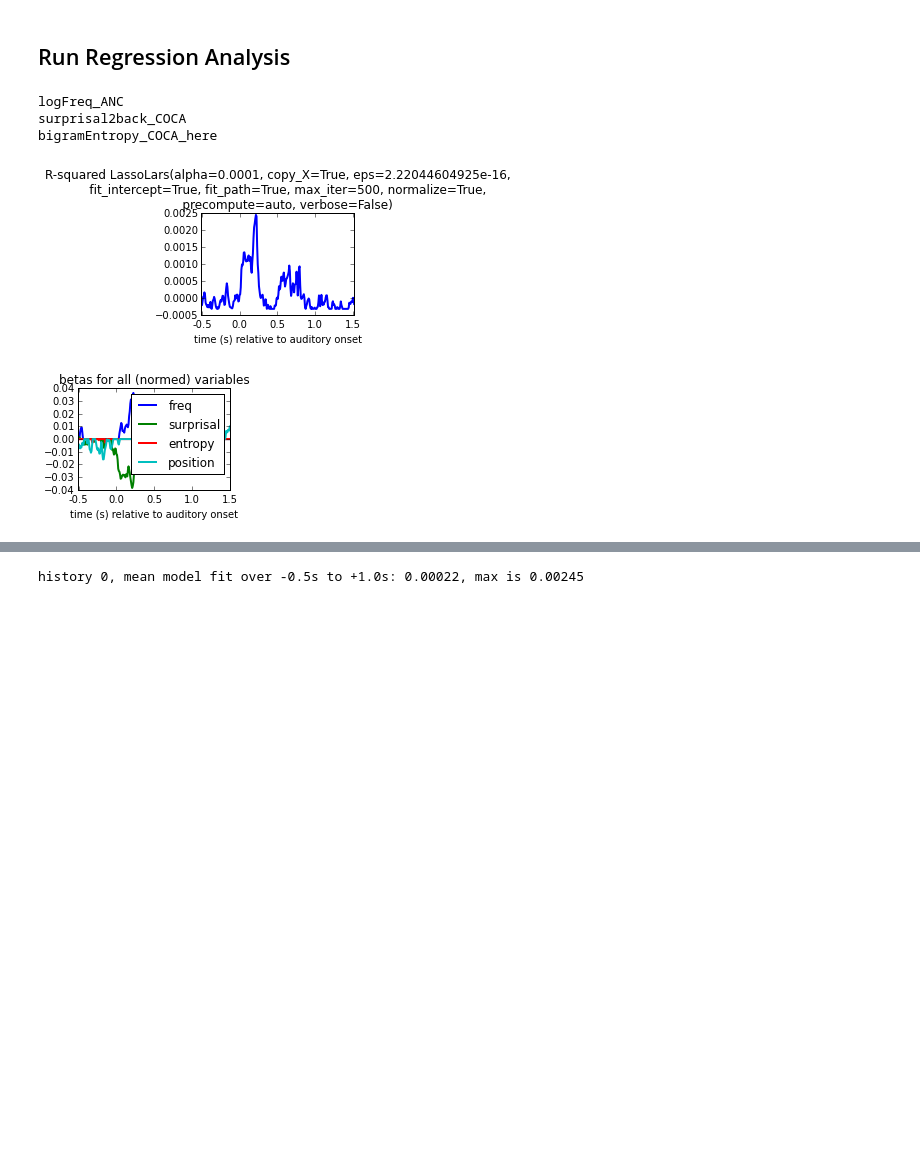
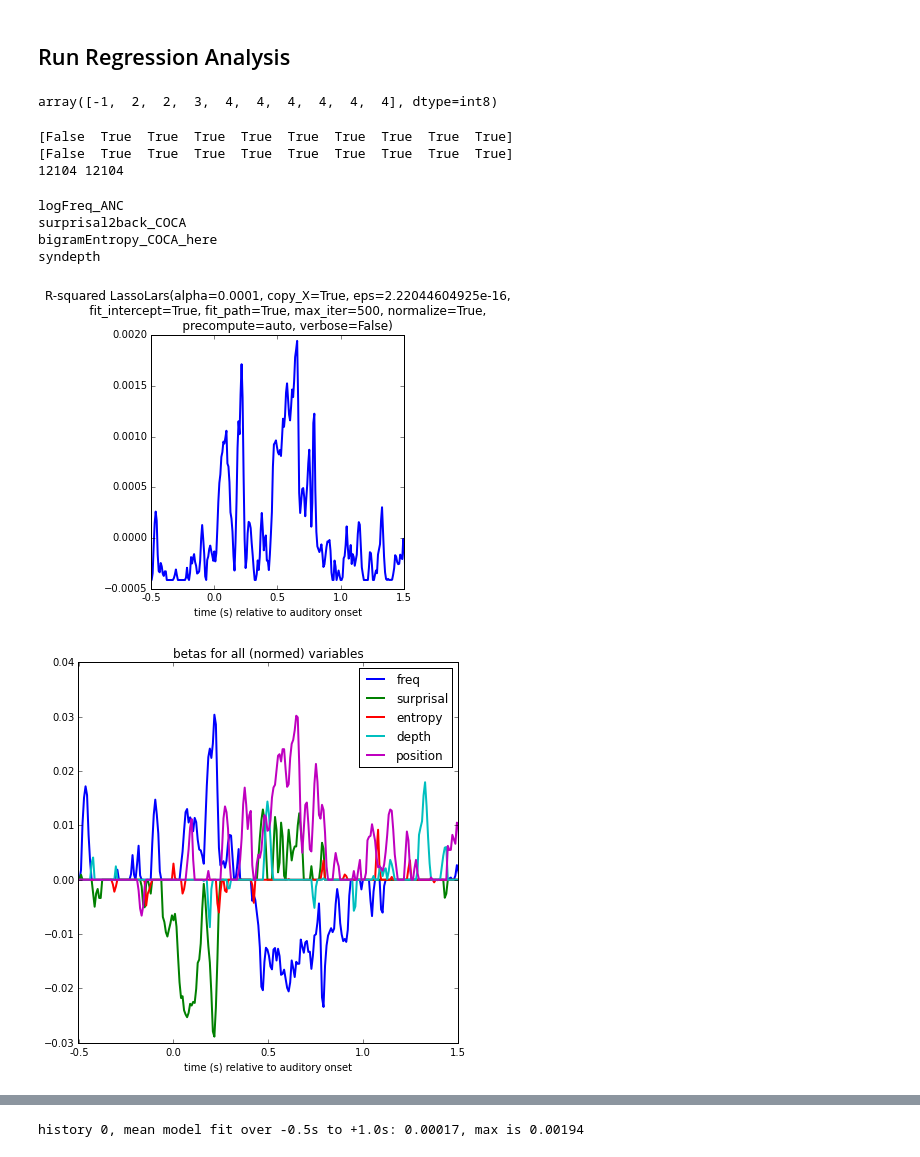
Before and after one commit to vansky/meg_playground, a Jupyter notebook: notebooks/SingleMEGchannelV2.ipynb, the cells around one changed output, grey strips where cells are left out. Drawn from its saved outputs; the diff is of its cells as text; code cells hidden in the pictures; blank space fills up the shorter version.

Commit message:
meg_pilot: made table builder output extra tabs to pad short lines;            got regression working with depth feature;

```diff
--- a/notebooks/SingleMEGchannelV2.ipynb
+++ b/notebooks/SingleMEGchannelV2.ipynb
@@ -20,6 +20,7 @@ import scipy
 import sklearn.linear_model
 import re
 
+pylab.rcParams['figure.figsize'] = 15,15 #change the default image size for this session
 pylab.ion()
 # %% [output]
 Populating the interactive namespace from numpy and matplotlib
@@ -84,20 +87,20 @@ Input Params
 (megFileTag, megFile) = ('V_TSSS_0.01-50Hz_@125', 'v_hod_allRuns_tsss_audiobookPrepro_stPad1_lp50_resamp125_frac10ICAed.set')#_hp0.010000.set')
 
 #*# MARTY #*# put your on properties in here, as a .tab file of similar format (tab delimited, and field names in a first comment line - should be easy to do in excel...) #*#
-tokenPropsFile = 'hod_JoeTimes_LoadsaFeaturesV3.tab' # best yet! have automatic Stanford tagging, several word length and freq measures, and also the 2 and 3 token back-grams
+tokenPropsFile = 'hod_JoeTimes_LoadsaFeaturesV4.tab' # best yet! have automatic Stanford tagging, several word length and freq measures, and also the 2 and 3 token back-grams
 
 # WHICH CHANNELS TO LOOK AT AS ERFS
 #*# MARTY #*# decide which channels to use - channels of interest are the first few you can look at in an ERF, and then from them you can choose one at a time with "channelToAnalyse" for the actual regression analysis #*#
 channelsOfInterest = [2,5,8,14,35]
 channelLabels = ['MEG0111', 'MEG0121', 'MEG0131', 'MEG0211', 'MEG0341'] # this could be read out of metadata of the .set file
-channelToAnalyse = 4 # index of the channels above to actually run regression analysis on, so 4=MEG0341
+channelToAnalyse = 3 # index of the channels above to actually run regression analysis on, so 4=MEG0341
 #?# this way of doing things was a slightly clumsy work-around, cos I didn't have enough memory to epoch all 306 channels at one time
 
 # LOAD WORD PROPS
 #*# MARTY #*# change dtype to suit the files in your .tab file #*#
 tokenProps = scipy.genfromtxt(tokenPropsFile,
                               delimiter='\t',names=True,
-                              dtype="i4,f4,f4,S50,S50,i2,i2,i2,S10,f4,f4,f4,f4,f4,f4,f4,f4,f4,f4,f4")
+                              dtype="i4,f4,f4,S50,S50,i2,i2,i2,S10,f4,f4,f4,f4,f4,f4,f4,f4,f4,f4,f4,i1")
 # ... and temporarily save as cpickle archive to satisfy the way I programmed the convenience function loadBookMEGWithAudio (it expects to find the same info in a C-pickle file, and so doesn't need to know about number and type of fields)
 tokenPropsPickle = tokenPropsFile+'.cpk'
 cPickle.dump(tokenProps, open(tokenPropsPickle, 'wb'))
@@ -156,13 +159,27 @@ commonPlotProps()
 # %% [markdown]
 Run Regression Analysis
 ---------------------------
+# %%
+tokenProps['syndepth'][:10]
+# %% [output]
+array([-1,  2,  2,  3,  4,  4,  4,  4,  4,  4], dtype=int8)
 # %%
 # TODO: work out what this does????
 
 # REDUCE TRIALS TO JUST THOSE THAT CONTAIN A REAL WORD (NOT PUNCTUATION, SPACES, ...)
 wordTrialsBool = numpy.array([p != '' for p in tokenProps['stanfPOS']])
-wordEpochs = epochedSignalData[wordTrialsBool]
-wordFeatures = tokenProps[wordTrialsBool]
+print(wordTrialsBool[:10])
+parsedTrialsBool = numpy.array([d != -1 for d in tokenProps['syndepth']])
+print(parsedTrialsBool[:10])
+#wordEpochs = epochedSignalData[wordTrialsBool and parsedTrialsBool]
+wordEpochs = epochedSignalData[wordTrialsBool & parsedTrialsBool]
+#print(wordEpochs[:10])
+wordFeatures = tokenProps[wordTrialsBool & parsedTrialsBool]
+print len(wordFeatures), len(wordEpochs)
+# %% [output]
+[False  True  True  True  True  True  True  True  True  True]
+[False  True  True  True  True  True  True  True  True  True]
+12104 12104
 # %%
 # REGULARISATION VALUES TO TRY (e.g. in Ridge GCV)
 regParam = [0.001, 0.002, 0.005, 0.01, 0.02, 0.05, 0.1, 0.2, 0.5, 1, 2, 5, 10, 20, 50, 1e+2, 2e+2, 5e+2, 1e+3, 2e+3, 5e+3]
@@ -174,6 +191,7 @@ features = [
  'logFreq_ANC',
  'surprisal2back_COCA',
  'bigramEntropy_COCA_here',
+ 'syndepth'
 ]
 #*# MARTY #*# ... this has shorthand versions of the variable names, for display, and also has to include the "position" one that this version of the script inserts by default #*#
 labelMap = {
@@ -181,6 +199,7 @@ labelMap = {
  'surprisal2back_COCA': 'surprisal',
  'bigramEntropy_COCA_here': 'entropy',
  'sentenceSerial': 'position',
+ 'syndepth': 'depth'
 }
 legendLabels = features
 # %%
@@ -199,6 +218,7 @@ epochHistory = 0
 logFreq_ANC
 surprisal2back_COCA
 bigramEntropy_COCA_here
+syndepth
 # %%
 modelTrainingFit = []
 modelTestCorrelation = []
@@ -247,39 +267,44 @@ legendLabels = numpy.array(legendLabels)
 neatLabels = numpy.array(neatLabels)
 # %%
 # DO BIG SUMMARY PLOT OF FEATURE CORRELATIONS, R^2 OVER TIMECOURSE, BETAS OVER TIME COURSE, AND ERF/ERP
-f = pylab.figure()
+f = pylab.figure(figsize=(10,10))
 s = pylab.subplot(2,2,1)
 pylab.title('R-squared '+str(trainedLM))
 pylab.plot(modelTrainingFit, linewidth=2)
 commonPlotProps()
 s = pylab.subplot(2,2,2)
 if betaMatrix.shape[1] > 7:
         pylab.plot(betaMatrix[:,:7], '-', linewidth=2)
         pylab.plot(betaMatrix[:,7:], '--', linewidth=2)
 else:
         pylab.plot(betaMatrix, '-', linewidth=2)
 pylab.legend(neatLabels)
 #pylab.legend(legendLabels)
 pylab.title('betas for all (normed) variables')
 commonPlotProps()
-s = pylab.subplot(2,2,3)
+s = pylab.subplot(3,3,3)
 pylab.title('correlations between explanatory variables')
 pylab.imshow(numpy.abs(numpy.corrcoef(explanatoryFeatures.T)),interpolation='nearest', origin='upper') # leave out the dummy one
 pylab.clim(0,1)
 pylab.yticks(range(len(neatLabels)),neatLabels)
 pylab.ylim((-0.5,len(neatLabels)-0.5))
 pylab.xticks(range(len(neatLabels)),neatLabels, rotation=90)
 pylab.xlim((-0.5,len(neatLabels)-0.5))
 pylab.colorbar()
+
+#fontP = FontProperties()
+#fontP.set_size('small')
+#legend([s], "title", prop = fontP)
+
 s = pylab.subplot(2,2,4)
 pylab.plot(numpy.mean(epochedSignalData[wordTrialsBool,channelToAnalyse],axis=0).T, linewidth=2)
 pylab.title('ERF')
 commonPlotProps()
 
-pylab.savefig('meg_testfig.png')
+#pylab.savefig('meg_testfig.png')
 print 'history %d, mean model fit over -0.5s to +1.0s: %.5f, max is %.5f' % (epochHistory, numpy.mean(modelTrainingFit[62:250]), numpy.max(modelTrainingFit[62:250]))
 
 pylab.show()
 # %% [output]
-[figure, old version]
+[figure, new version]
-[figure, old version]
+[figure, new version]
@@ -287 +312 @@ pylab.show()
-history 0, mean model fit over -0.5s to +1.0s: 0.00022, max is 0.00245
+history 0, mean model fit over -0.5s to +1.0s: 0.00017, max is 0.00194
```
Also changed, not shown: parts of 5 cells of this notebook, 1 other file.
